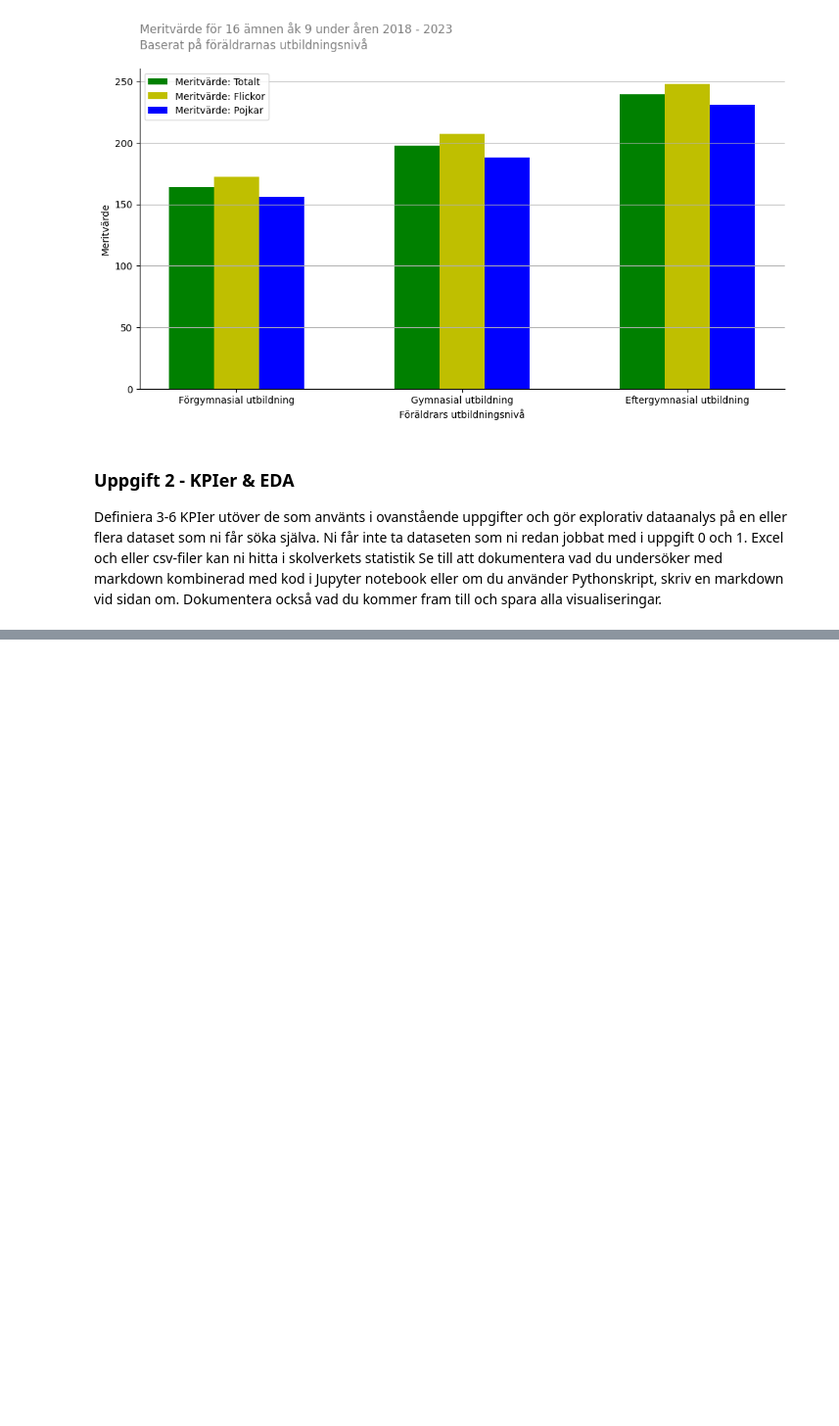
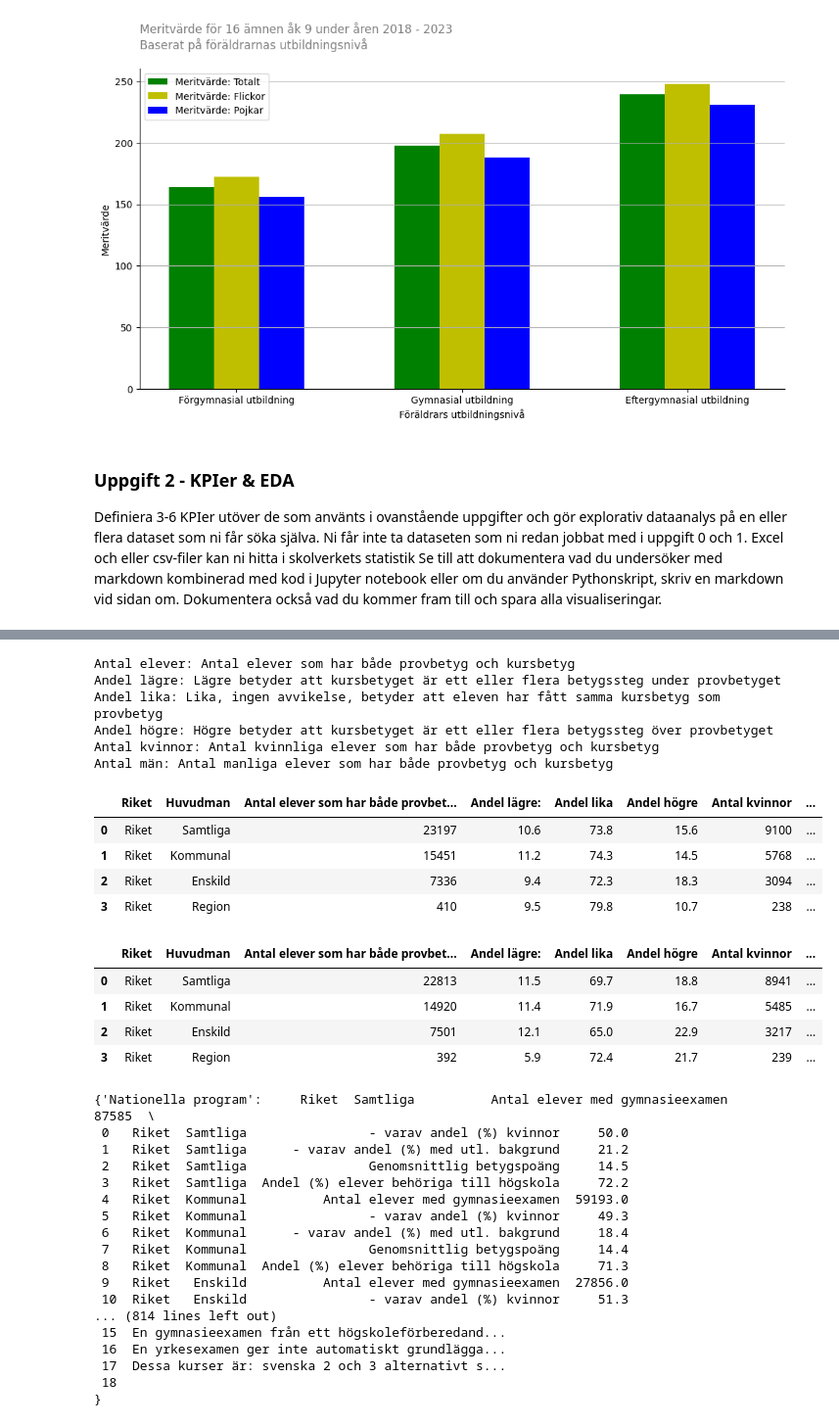
Before and after one commit to SandraAnder/Python-Sandra-Andersson-OPA23, a Jupyter notebook: Labb2/Laboration2_.ipynb, the cells around one changed output, grey strips where cells are left out. Shown at 98% size. Saved outputs shown, nothing was run; the diff lists cells and outputs as text; code cells hidden in the pictures; blank space fills up the shorter version.

Commit message:
Labb2: added some possible KPI suggestions

```diff
--- a/Labb2/Laboration2_.ipynb
+++ b/Labb2/Laboration2_.ipynb
@@ -527,0 +558,74 @@ visualiseringar.
+# %%
+gymnasie_vt23 = pd.read_excel("../Labb2/data/Gymnasieskola_kursbetyg_o_kursprovsbetyg_VT23_Riket.xlsx", sheet_name=None, skiprows=8)
+gymnasie_vt22 = pd.read_excel("../Labb2/data/Gymnasieskola_kursbetyg_o_kursprovsbetyg_VT22_Riket.xlsx", sheet_name=None, skiprows=8)
+
+sheets_to_change2 = ["Engelska 5", "Engelska 6", "Matematik 1A", "Matematik 1B", "Matematik 2B", "Matematik 3B", "Matematik 3C", "Matematik 4", "Svenska 1", "Svenska 3", "Svenska som andraspråk 1", "Svenska som andraspråk 3", "Rapportbeskrivning och def."]
+
+# Funktion för att ändra kolumnnamnen i alla sheets
+def change_columns(df2):
+    df2.columns = ["Riket", "Huvudman", "Antal elever som har både provbetyg och kursbetyg", "Andel lägre: ", "Andel lika", "Andel högre", "Antal kvinnor", "Andel lägre kvinnor", "Andel lika kvinnor", "Andel högre kvinnor", "Antal män", "Andel lägre män", "Andel lika män", "Andel högre män"][:len(df2.columns)]
+    return df2
+
+# Loopar genom varje sheet och ändrar kolumnnamnen om sheetet finns med i sheets_to_change
+for sheet_name, df2 in gymnasie_vt23.items():
+    if sheet_name in sheets_to_change2:
+        gymnasie_vt23[sheet_name] = change_columns(df2)
+
+for sheet_name, df2 in gymnasie_vt22.items():
+    if sheet_name in sheets_to_change2:
+        gymnasie_vt22[sheet_name] = change_columns(df2)
+
+print("Antal elever: Antal elever som har både provbetyg och kursbetyg\nAndel lägre: Lägre betyder att kursbetyget är ett eller flera betygssteg under provbetyget\nAndel lika: Lika, ingen avvikelse, betyder att eleven har fått samma kursbetyg som provbetyg"
+      "\nAndel högre: Högre betyder att kursbetyget är ett eller flera betygssteg över provbetyget\nAntal kvinnor: Antal kvinnliga elever som har både provbetyg och kursbetyg\nAntal män: Antal manliga elever som har både provbetyg och kursbetyg")
+display(gymnasie_vt23["Engelska 5"])
+display(gymnasie_vt22["Engelska 5"])
+
+gymnasie_betyg_22_23 = pd.read_excel("../Labb2/data/Gymnasieskola_Jämförelse_betygsresultat_över_tid_2023_Riket.xlsx", sheet_name=None, skiprows=8)
+
+sheets_to_change3 = ["Nationella program", "Högskoleförberedande program", "Yrkesprogram", "Barn- och fritidsprogrammet", "Bygg- och anläggningsprogrammet", "Ekonomiprogrammet", "El- och energiprogrammet", "Estetiska programmet", "Fordons- och transportprogrammet", "Handels- och administrationsprogrammet", "Hantverksprogrammet", "Hotell- och turismprogrammet", "Humanistiska programmet", "Industritekniska programmet", "Naturbruksprogrammet", "Naturvetenskapsprogrammet", "Restaurang- och livsmedelsprogrammet", "Riksrekryterande utbildningar", "Samhällsvetenskapsprogrammet", "Teknikprogrammet", "VVS- och fastighetsprogrammet", "Vård- och omsorgsprogrammet", "Rapportbeskrivning och def."]
+
+# Funktion för att ändra kolumnnamnen i alla sheets
+def change_columns(df3):
+    df3.columns = ["Riket", "Huvudman", "Betygsresultat", "22/23 ", "21/22", "20/21", "19/20", "18/19", "17/18", "16/17", "15/16", "14/15", "13/14"][:len(df3.columns)]
+    return df3
+
+# Loopar genom varje sheet och ändrar kolumnnamnen om sheetet finns med i sheets_to_change
+for sheet_name, df3 in gymnasie_vt23.items():
+    if sheet_name in sheets_to_change3:
+        gymnasie_vt23[sheet_name] = change_columns(df3)
+
+display(gymnasie_betyg_22_23)
+# %% [output]
+Antal elever: Antal elever som har både provbetyg och kursbetyg
+Andel lägre: Lägre betyder att kursbetyget är ett eller flera betygssteg under provbetyget
+Andel lika: Lika, ingen avvikelse, betyder att eleven har fått samma kursbetyg som provbetyg
+Andel högre: Högre betyder att kursbetyget är ett eller flera betygssteg över provbetyget
+Antal kvinnor: Antal kvinnliga elever som har både provbetyg och kursbetyg
+Antal män: Antal manliga elever som har både provbetyg och kursbetyg
+|  | Riket | Huvudman | Antal elever som har både provbet... | Andel lägre: | Andel lika | Andel högre | Antal kvinnor | ... |
+| 0 | Riket | Samtliga | 23197 | 10.6 | 73.8 | 15.6 | 9100 | ... |
+| 1 | Riket | Kommunal | 15451 | 11.2 | 74.3 | 14.5 | 5768 | ... |
+| 2 | Riket | Enskild | 7336 | 9.4 | 72.3 | 18.3 | 3094 | ... |
+| 3 | Riket | Region | 410 | 9.5 | 79.8 | 10.7 | 238 | ... |
+|  | Riket | Huvudman | Antal elever som har både provbet... | Andel lägre: | Andel lika | Andel högre | Antal kvinnor | ... |
+| 0 | Riket | Samtliga | 22813 | 11.5 | 69.7 | 18.8 | 8941 | ... |
+| 1 | Riket | Kommunal | 14920 | 11.4 | 71.9 | 16.7 | 5485 | ... |
+| 2 | Riket | Enskild | 7501 | 12.1 | 65.0 | 22.9 | 3217 | ... |
+| 3 | Riket | Region | 392 | 5.9 | 72.4 | 21.7 | 239 | ... |
+{'Nationella program':     Riket  Samtliga          Antal elever med gymnasieexamen    87585  \
+ 0   Riket  Samtliga                - varav andel (%) kvinnor     50.0
+ 1   Riket  Samtliga      - varav andel (%) med utl. bakgrund     21.2
+ 2   Riket  Samtliga                Genomsnittlig betygspoäng     14.5
+ 3   Riket  Samtliga  Andel (%) elever behöriga till högskola     72.2
+ 4   Riket  Kommunal          Antal elever med gymnasieexamen  59193.0
+ 5   Riket  Kommunal                - varav andel (%) kvinnor     49.3
+ 6   Riket  Kommunal      - varav andel (%) med utl. bakgrund     18.4
+ 7   Riket  Kommunal                Genomsnittlig betygspoäng     14.4
+ 8   Riket  Kommunal  Andel (%) elever behöriga till högskola     71.3
+ 9   Riket   Enskild          Antal elever med gymnasieexamen  27856.0
+ 10  Riket   Enskild                - varav andel (%) kvinnor     51.3
+... (814 lines left out)
+ 15  En gymnasieexamen från ett högskoleförberedand...
+ 16  En yrkesexamen ger inte automatiskt grundlägga...
+ 17  Dessa kurser är: svenska 2 och 3 alternativt s...
+ 18                                                                                                                                    }
```
Also changed, not shown: parts of 3 cells of this notebook, 3 other files.
